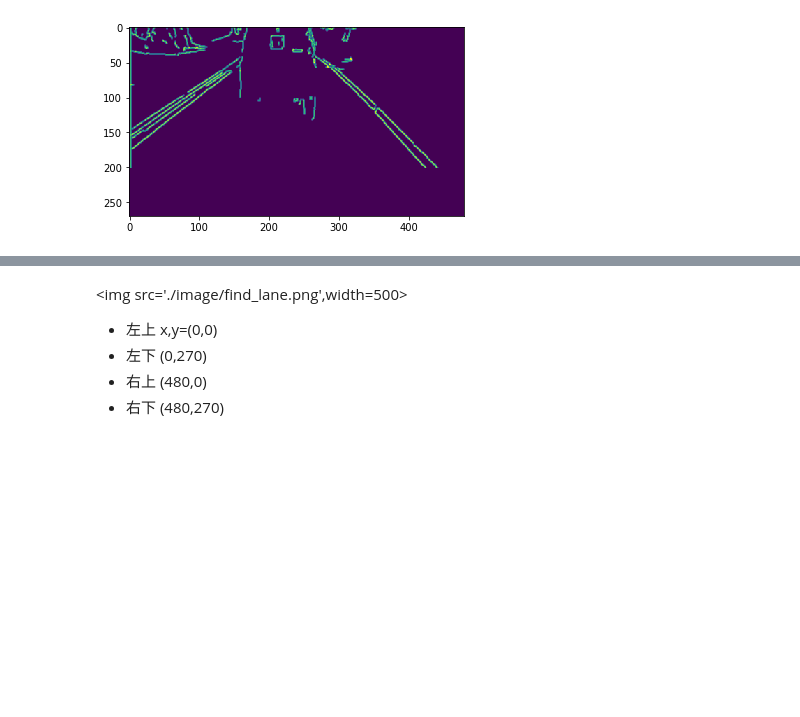
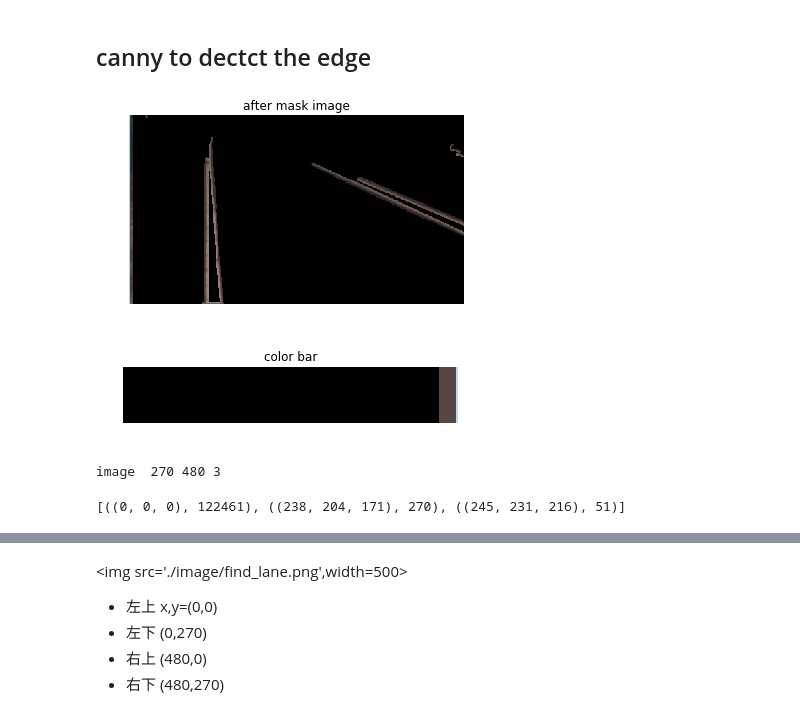
Before and after one commit to xiaoli-chen/GTA5, a Jupyter notebook: lane extraction.ipynb, the cells around one changed output, grey strips where cells are left out. Cells and saved outputs as stored; diff of their text form; code cells hidden in the pictures; blank space fills up the shorter version.

```diff
--- a/lane extraction.ipynb
+++ b/lane extraction.ipynb
@@ -98,12 +265,15 @@ array([[[267,  40, 379,  66]],
+# %% [markdown]
+## canny to dectct the edge
 # %%
+#https://henrydangprg.com/2016/12/11/canny-edge-detection-in-python-with-opencv/
 def detect_edge(rgb_image):
-    #gray_img = cv2.cvtColor(rgb_image, cv2.COLOR_BGR2GRAY)
-    processed_img = cv2.Canny(rgb_image, threshold1=200, threshold2=300)
-    #processed_img = cv2.Canny(gray_img, threshold1=200, threshold2=300)
+    gray_img = cv2.cvtColor(rgb_image, cv2.COLOR_BGR2GRAY)
+    #processed_img = cv2.Canny(rgb_image, threshold1=200, threshold2=300)
+    processed_img = cv2.Canny(gray_img, threshold1=130, threshold2=226)
     processed_img = cv2.GaussianBlur(processed_img, (3,3), 0 )
-    vertices = np.array([[0,200],[0,0],[800,0],[800,200]], np.int32)
-    processed_img = roi(processed_img, [vertices])
-    plt.imshow(processed_img)
+    #vertices = np.array([[0,200],[0,0],[800,0],[800,200]], np.int32)
+    #processed_img = roi(processed_img, [vertices])
+    #plt.imshow(processed_img)
 
     lines = cv2.HoughLinesP(processed_img, 1, np.pi/180, 120, 20, 35)
     #print(lines)
@@ -119,17 +290,48 @@ def destroy_win():
             cv2.destroyAllWindows()
             break
 # %%
-img, action = get_saved_data(32)
+img, action = get_saved_data(10)
 display_image_win('window',img)
 new_screen, hlines= detect_edge(img)
 #display_image_win('window2',gray_img)
 display_image_win('window2',new_screen)
 draw_lines(new_screen,hlines)
 display_image_win('window3',new_screen)
-cv2.circle(original_image,(480,270),10,[255,0,0])
+#cv2.circle(original_image,(480,270),10,[255,0,0])
 destroy_win()
-# %% [output]
-[figure, removed]
+# %%
+#https://www.pyimagesearch.com/2014/08/04/opencv-python-color-detection/
+ret, mask = cv2.threshold(new_screen, 10, 255, cv2.THRESH_BINARY)
+img2_fg = cv2.bitwise_and(img,img,mask = mask)
+#
+rgb_img = show_rgb_img(img2_fg,"after mask image")
+
+shaped_image = rgb_img.reshape((rgb_img.shape[0] * rgb_img.shape[1], 3))
+
+clt = KMeans(n_clusters = 3)
+clt.fit(shaped_image)
+hist = centroid_histogram(clt)
+bar = plot_colors(hist, clt.cluster_centers_)
+
+# show our color bart
+plt.figure()
+plt.axis("off")
+plt.title("color bar")
+plt.imshow(bar)
+plt.show()
+
+#try_img=bar
+#try_img= try_img.astype(np.uint8)
+
+height, width, channels = rgb_img.shape
+print("image ", height, width,channels)
+all_count,top_two = count_color(width, height, rgb_img)
+top_two
+# %% [output]
+[figure, added]
+[figure, added]
+image  270 480 3
+[((0, 0, 0), 122461), ((238, 204, 171), 270), ((245, 231, 216), 51)]
 # %%
 def draw_lanes(img, lines, color=[0, 255, 255], thickness=3):
 
```
Also changed, not shown: parts of 24 cells of this notebook.
